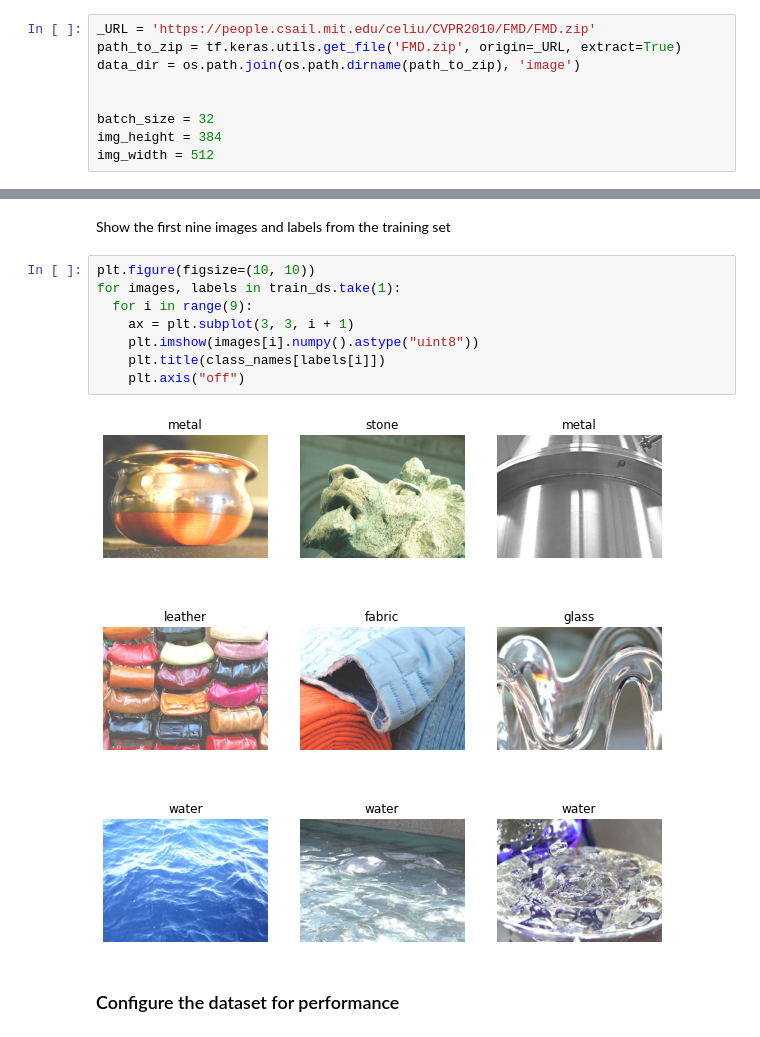
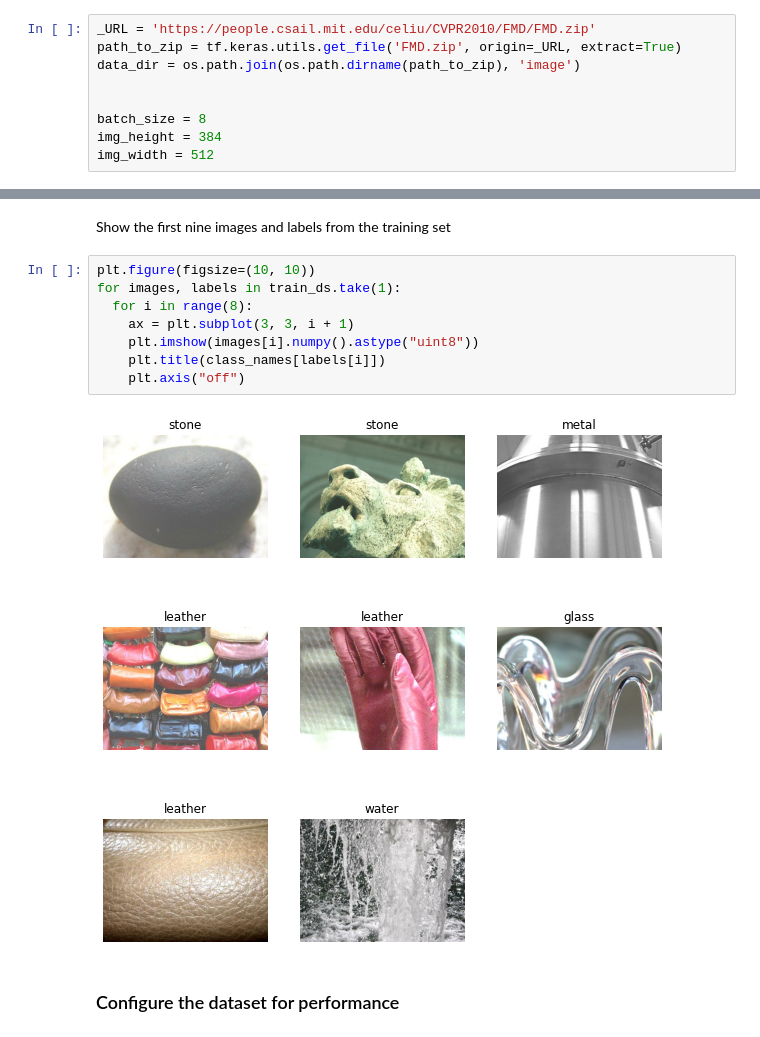
Before and after one commit to tanbh0009/CZ4042NeuralNetworkProject, a Jupyter notebook: Project.ipynb, the cells around one changed output, grey strips where cells are left out. Cells and saved outputs as stored; diff of their text form.

```diff
--- a/Project.ipynb
+++ b/Project.ipynb
@@ -46,6 +40,6 @@ path_to_zip = tf.keras.utils.get_file('FMD.zip', origin=_URL, extract=True)
 data_dir = os.path.join(os.path.dirname(path_to_zip), 'image')
 
 
-batch_size = 32
+batch_size = 8
 img_height = 384
 img_width = 512
@@ -86,13 +77,13 @@ Show the first nine images and labels from the training set
 # %%
 plt.figure(figsize=(10, 10))
 for images, labels in train_ds.take(1):
-  for i in range(9):
+  for i in range(8):
     ax = plt.subplot(3, 3, i + 1)
     plt.imshow(images[i].numpy().astype("uint8"))
     plt.title(class_names[labels[i]])
     plt.axis("off")
 # %% [output]
-[figure, old version]
+[figure, new version]
 # %% [markdown]
 ### Configure the dataset for performance
 # %% [markdown]
```
Also changed, not shown: parts of 26 cells of this notebook.
